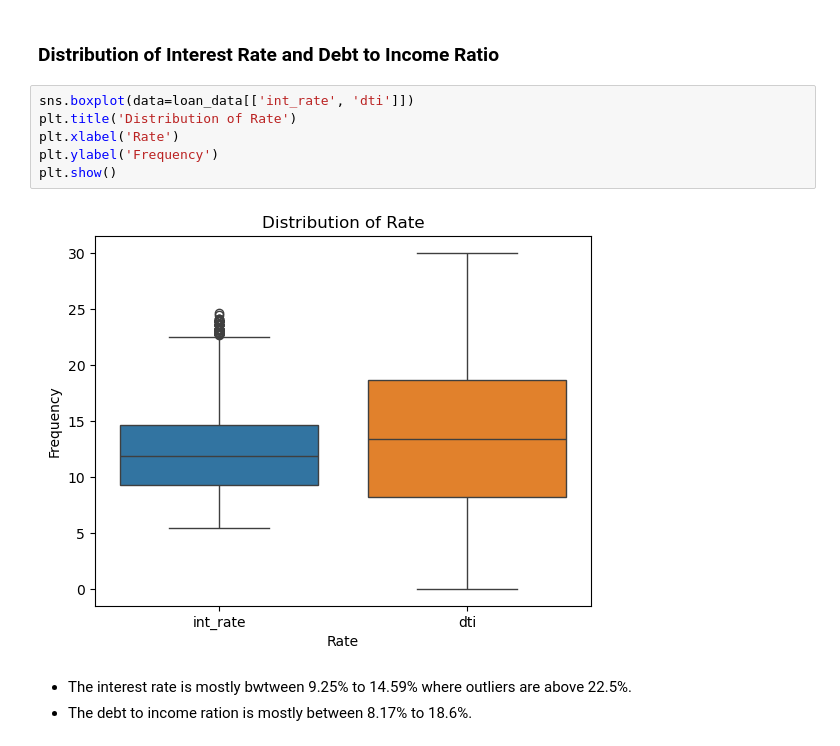
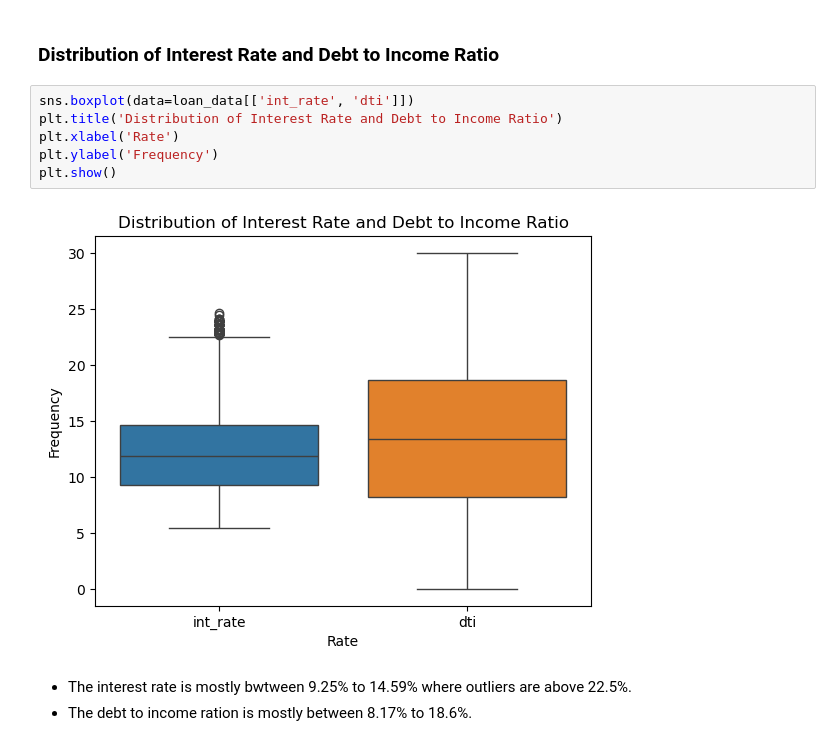
Before and after one commit to gauravkumarsahoo/lending-club-case-study, a Jupyter notebook: lending_club_case_study.ipynb, the cells around one changed output. Cells and saved outputs as stored; diff of their text form.

Commit message:
update plot title

```diff
--- a/lending_club_case_study.ipynb
+++ b/lending_club_case_study.ipynb
@@ -165,12 +165,12 @@ plt.show()
 ### Distribution of Interest Rate and Debt to Income Ratio
 # %%
 sns.boxplot(data=loan_data[['int_rate', 'dti']])
-plt.title('Distribution of Rate')
+plt.title('Distribution of Interest Rate and Debt to Income Ratio')
 plt.xlabel('Rate')
 plt.ylabel('Frequency')
 plt.show()
 # %% [output]
-[figure, old version]
+[figure, new version]
 # %% [markdown]
 - The interest rate is mostly bwtween 9.25% to 14.59% where outliers are above 22.5%.
 - The debt to income ration is mostly between 8.17% to 18.6%.
```
Also changed, not shown: parts of 1 cell of this notebook.
